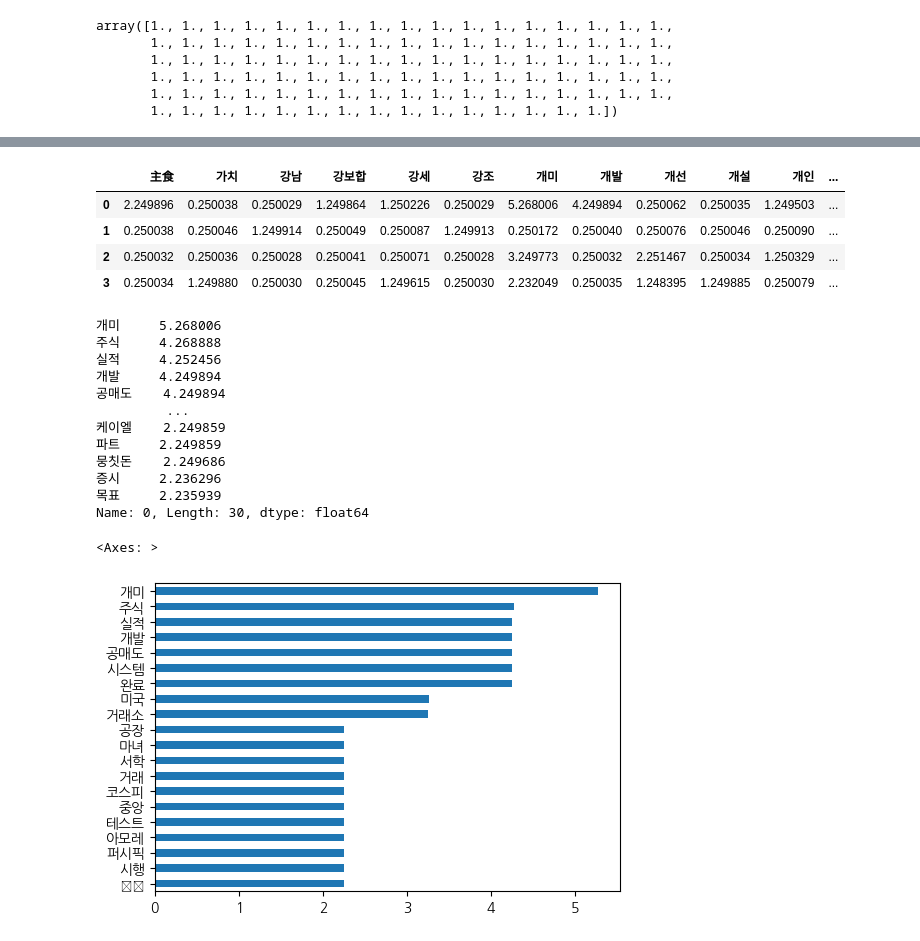
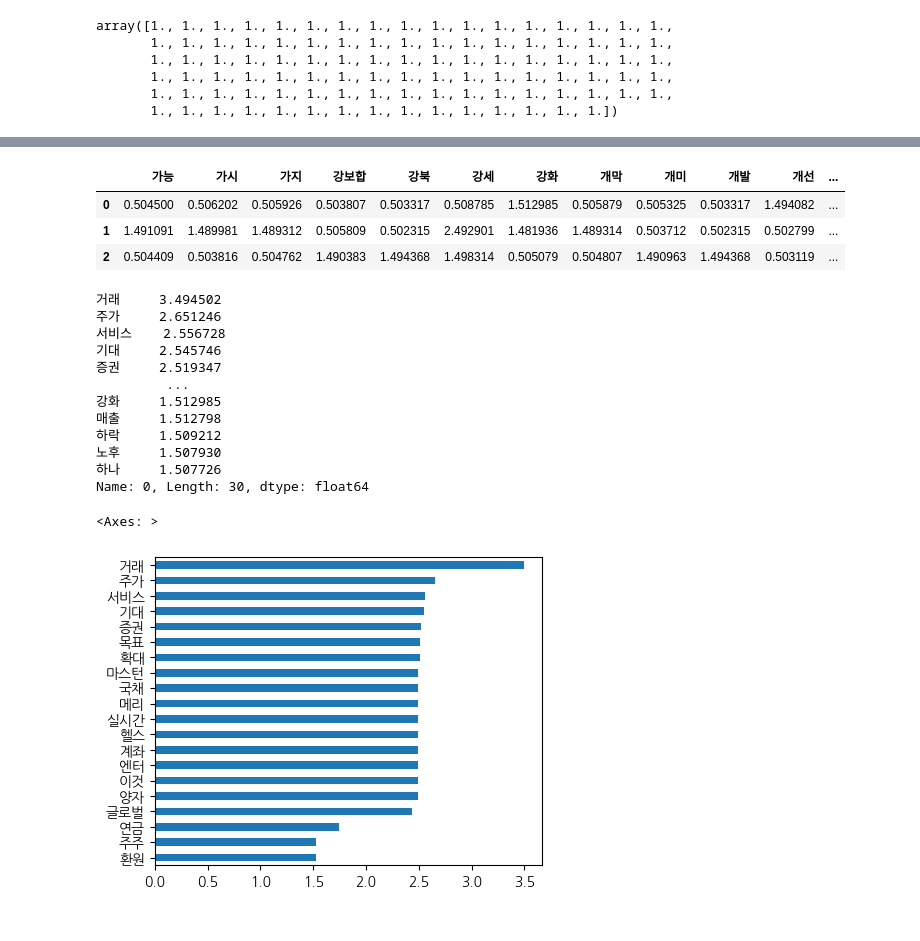
Before and after one commit to june2598/pythonstudy, a Jupyter notebook: nlp/토픽모델링.ipynb, the cells around one changed output, grey strips where cells are left out. Cells and saved outputs as stored; diff of their text form; code cells hidden in the pictures.

```diff
--- a/nlp/토픽모델링.ipynb
+++ b/nlp/토픽모델링.ipynb
@@ -6,5 +13,3 @@ import seaborn as sns
 import matplotlib.pyplot as plt
 import koreanize_matplotlib
 from wordcloud import WordCloud
-# %%
-plt.rc('font', family='Malgun Gothic')
@@ -191,10 +193,10 @@ https://scikit-learn.org/stable/modules/generated/sklearn.decomposition.LatentDi
 # %%
 from sklearn.decomposition import LatentDirichletAllocation
 # %%
-# m_components : 주제수
+# n_components : 주제수
 # 문서 X 주제
-n_components = 5
-LDA_model = LatentDirichletAllocation(n_components=n_components, random_state=2025)
+n_components = 3
+LDA_model = LatentDirichletAllocation(n_components=n_components, random_state=2025, doc_topic_prior=0.5, topic_word_prior=0.5)
 cvect_W = LDA_model.fit_transform(df_cvect_dtm)
 print(cvect_W.shape)
 cvect_W
@@ -277,32 +277,31 @@ df_cvect_W.sort_values(by=1, ascending=False).head(5)
 df_cvect_lda_topic = pd.DataFrame(cvect_H, columns=cvect.get_feature_names_out())
 df_cvect_lda_topic
 # %% [output]
-|  | 主食 | 가치 | 강남 | 강보합 | 강세 | 강조 | 개미 | 개발 | 개선 | 개설 | 개인 | ... |
-| 0 | 2.249896 | 0.250038 | 0.250029 | 1.249864 | 1.250226 | 0.250029 | 5.268006 | 4.249894 | 0.250062 | 0.250035 | 1.249503 | ... |
-| 1 | 0.250038 | 0.250046 | 1.249914 | 0.250049 | 0.250087 | 1.249913 | 0.250172 | 0.250040 | 0.250076 | 0.250046 | 0.250090 | ... |
-| 2 | 0.250032 | 0.250036 | 0.250028 | 0.250041 | 0.250071 | 0.250028 | 3.249773 | 0.250032 | 2.251467 | 0.250034 | 1.250329 | ... |
-| 3 | 0.250034 | 1.249880 | 0.250030 | 0.250045 | 1.249615 | 0.250030 | 2.232049 | 0.250035 | 1.248395 | 1.249885 | 0.250079 | ... |
+|  | 가능 | 가시 | 가지 | 강보합 | 강북 | 강세 | 강화 | 개막 | 개미 | 개발 | 개선 | ... |
+| 0 | 0.504500 | 0.506202 | 0.505926 | 0.503807 | 0.503317 | 0.508785 | 1.512985 | 0.505879 | 0.505325 | 0.503317 | 1.494082 | ... |
+| 1 | 1.491091 | 1.489981 | 1.489312 | 0.505809 | 0.502315 | 2.492901 | 1.481936 | 1.489314 | 0.503712 | 0.502315 | 0.502799 | ... |
+| 2 | 0.504409 | 0.503816 | 0.504762 | 1.490383 | 1.494368 | 1.498314 | 0.505079 | 0.504807 | 1.490963 | 1.494368 | 0.503119 | ... |
 # %%
-# 첫번재 주제와 연관성이 있는 상위 30개 단어
+# 첫번째 주제와 연관성 있는 상위 30개 단어
 df_cvect_lda_topic.loc[0].nlargest(30)
 # %% [output]
-개미     5.268006
-주식     4.268888
-실적     4.252456
-개발     4.249894
-공매도    4.249894
+거래     3.494502
+주가     2.651246
+서비스    2.556728
+기대     2.545746
+증권     2.519347
          ...
-케이엘    2.249859
-파트     2.249859
-뭉칫돈    2.249686
-증시     2.236296
-목표     2.235939
+강화     1.512985
+매출     1.512798
+하락     1.509212
+노후     1.507930
+하나     1.507726
 Name: 0, Length: 30, dtype: float64
 # %%
-# 첫번재 주제와 연관성이 있는 상위 30개 단어 - 시각화(bar)
-df_cvect_lda_topic.loc[0].nlargest(20).sort_values(ascending=True).plot.barh(figsize=(6,4))
+# 첫번째 주제와 연관성 있는 상위 20개 단어 - 시각화(바차트)
+df_cvect_lda_topic.loc[0].nlargest(20).sort_values(ascending=True).plot.barh(figsize=(5,4))
 # %% [output]
 <Axes: >
-[figure, old version]
+[figure, new version]
 # %%
 # 주제별로 상위 키워드를 막대그래프로 시각화합니다.
```
Also changed, not shown: parts of 32 cells of this notebook, 13 other files.
